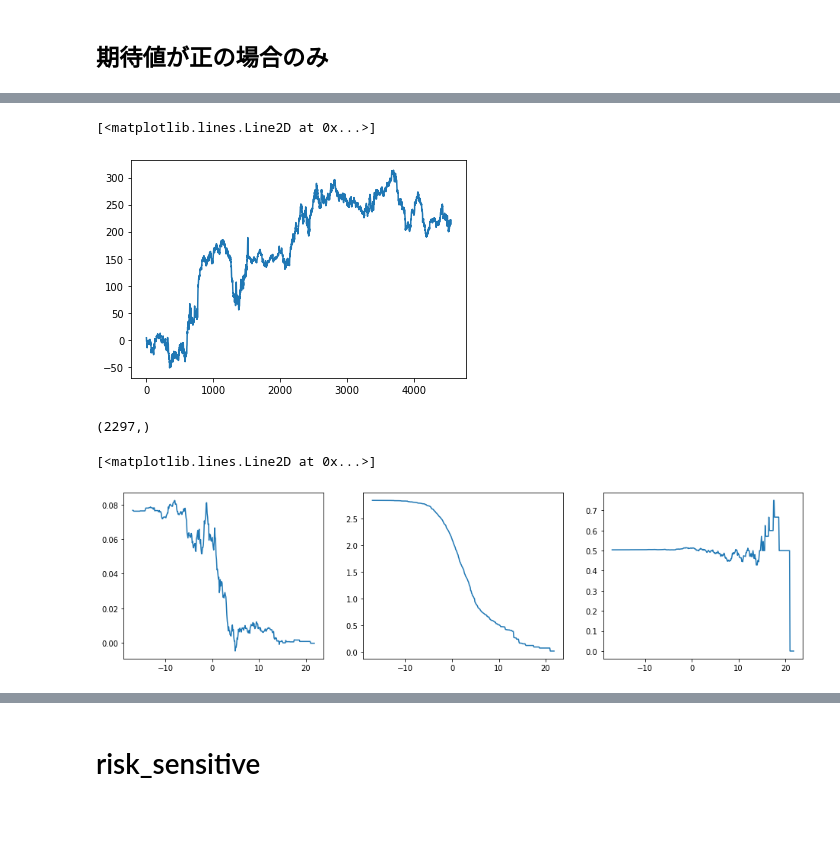
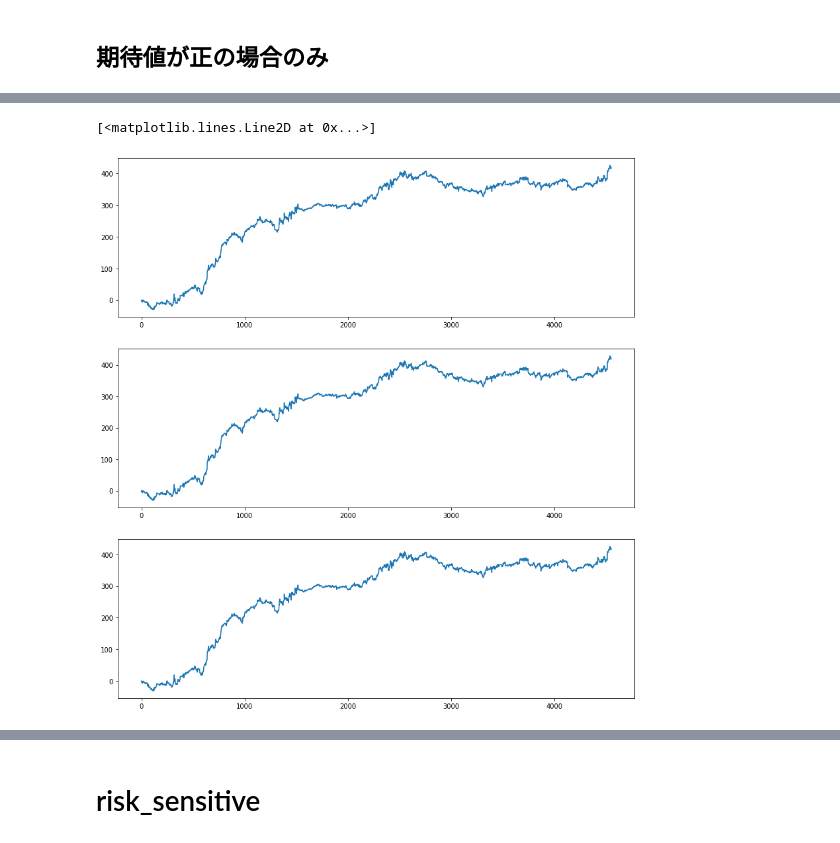
Before and after one commit to ShogoAkiyama/rltorch2, a Jupyter notebook: sentiment/iqn/EDA.ipynb, the cells around one changed output, grey strips where cells are left out. Cells and saved outputs as stored; diff of their text form; code cells hidden in the pictures; blank space fills up the shorter version.

```diff
--- a/sentiment/iqn/EDA.ipynb
+++ b/sentiment/iqn/EDA.ipynb
@@ -210,13 +237,16 @@ ax[2].plot(thred_list, win_list)
 # %%
-actions = np.where(np.mean(risk_neutral_q, axis=1) > 0.1, 1, 0)
-short_actions = np.where(np.mean(risk_neutral_q, axis=1) < -0.1, -1, 0)
+fig, ax = plt.subplots(3, 1, figsize=(14, 15))
+actions = np.where(np.mean(risk_neutral_q, axis=1) > 0, 1, 0)
 epi_rewards = rewards * actions
-epi_rewards += rewards * short_actions
-plt.plot(epi_rewards.cumsum())
+ax[0].plot(epi_rewards.cumsum())
+
+actions = np.where(np.median(risk_neutral_q, axis=1) > 0, 1, 0)
+epi_rewards = rewards * actions
+ax[1].plot(epi_rewards.cumsum())
+
+actions = np.where(sr > 0, 1, 0)
+epi_rewards = rewards * actions
+ax[2].plot(epi_rewards.cumsum())
 # %% [output]
 [<matplotlib.lines.Line2D at 0x...>]
-[figure, old version]
+[figure, new version]
-# %%
-actions[actions > 0].shape
-# %% [output]
-(2297,)
@@ -240,8 +252,0 @@ for thred in np.arange(risk_neutral_median.min(), risk_neutral_median.max(), 0.1
-# %%
-fig, ax = plt.subplots(1, 3, figsize=(16, 4))
-ax[0].plot(thred_list, median_list)
-ax[1].plot(thred_list, std_list)
-ax[2].plot(thred_list, win_list)
-# %% [output]
-[<matplotlib.lines.Line2D at 0x...>]
-[figure, removed]
```
Also changed, not shown: parts of 60 cells of this notebook, 9 other files.
